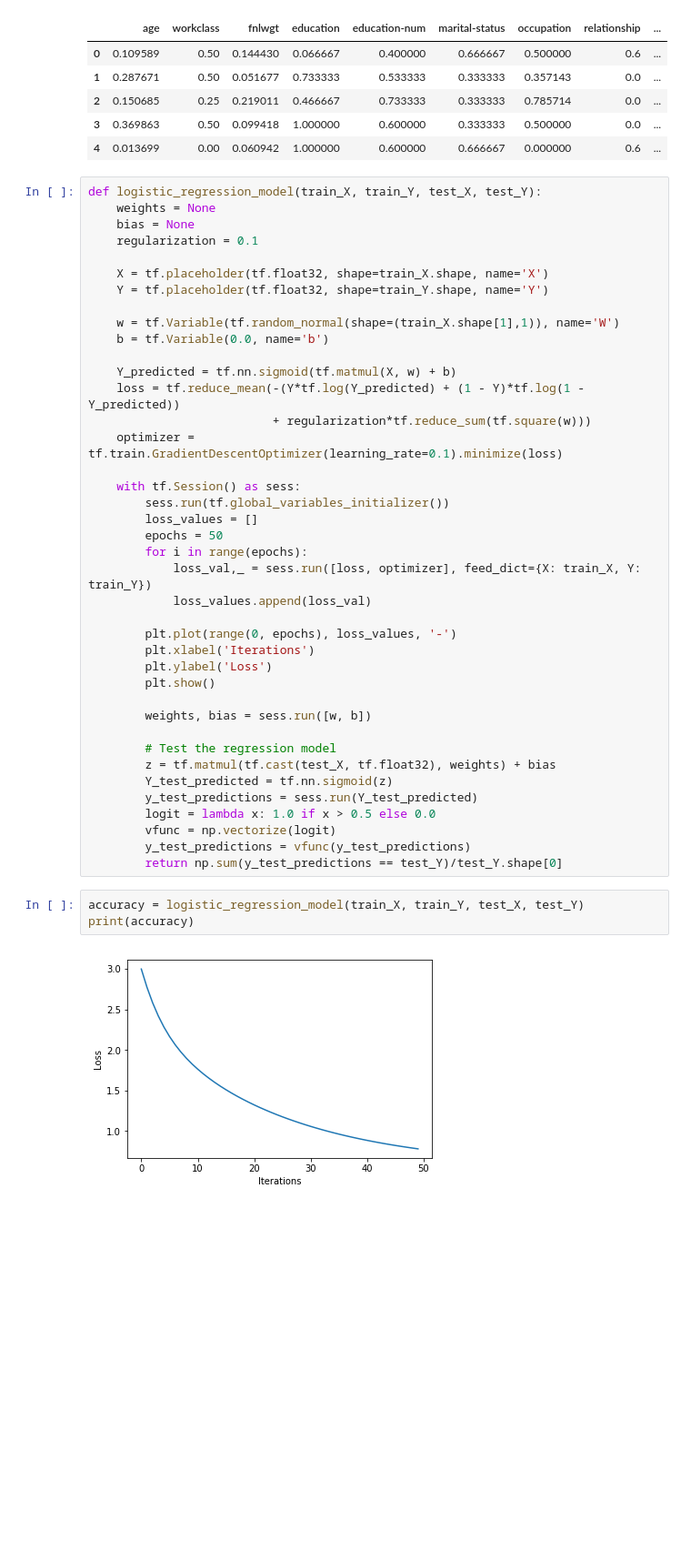
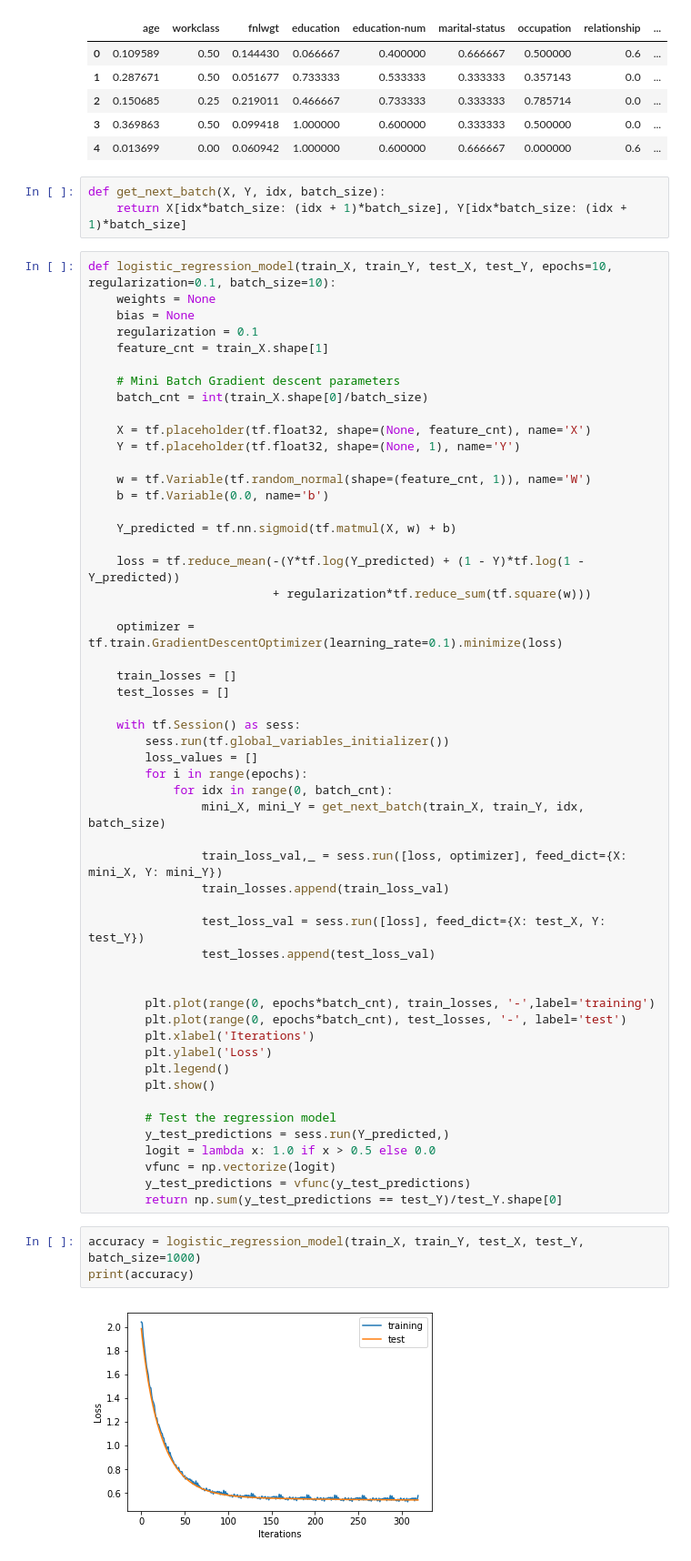
Before and after one commit to vishpat/ml-notebooks, a Jupyter notebook: Logistic Regression.ipynb, the cells around one changed output. Shown at 91% size. Cells and saved outputs as stored; diff of their text form; blank space fills up the shorter version.

```diff
--- a/Logistic Regression.ipynb
+++ b/Logistic Regression.ipynb
@@ -59,48 +71,64 @@ test_df.head()
 | 2 | 0.150685 | 0.25 | 0.219011 | 0.466667 | 0.733333 | 0.333333 | 0.785714 | 0.0 | ... |
 | 3 | 0.369863 | 0.50 | 0.099418 | 1.000000 | 0.600000 | 0.333333 | 0.500000 | 0.0 | ... |
 | 4 | 0.013699 | 0.00 | 0.060942 | 1.000000 | 0.600000 | 0.666667 | 0.000000 | 0.6 | ... |
+# %%
+def get_next_batch(X, Y, idx, batch_size):
+    return X[idx*batch_size: (idx + 1)*batch_size], Y[idx*batch_size: (idx + 1)*batch_size]
 # %%
-def logistic_regression_model(train_X, train_Y, test_X, test_Y):
+def logistic_regression_model(train_X, train_Y, test_X, test_Y, epochs=10, regularization=0.1, batch_size=10):
     weights = None
     bias = None
     regularization = 0.1
+    feature_cnt = train_X.shape[1]
 
-    X = tf.placeholder(tf.float32, shape=train_X.shape, name='X')
-    Y = tf.placeholder(tf.float32, shape=train_Y.shape, name='Y')
+    # Mini Batch Gradient descent parameters
+    batch_cnt = int(train_X.shape[0]/batch_size)
 
-    w = tf.Variable(tf.random_normal(shape=(train_X.shape[1],1)), name='W')
+    X = tf.placeholder(tf.float32, shape=(None, feature_cnt), name='X')
+    Y = tf.placeholder(tf.float32, shape=(None, 1), name='Y')
+
+    w = tf.Variable(tf.random_normal(shape=(feature_cnt, 1)), name='W')
     b = tf.Variable(0.0, name='b')
 
     Y_predicted = tf.nn.sigmoid(tf.matmul(X, w) + b)
+
     loss = tf.reduce_mean(-(Y*tf.log(Y_predicted) + (1 - Y)*tf.log(1 - Y_predicted))
                           + regularization*tf.reduce_sum(tf.square(w)))
+
     optimizer = tf.train.GradientDescentOptimizer(learning_rate=0.1).minimize(loss)
+
+    train_losses = []
+    test_losses = []
 
     with tf.Session() as sess:
         sess.run(tf.global_variables_initializer())
         loss_values = []
-        epochs = 50
         for i in range(epochs):
-            loss_val,_ = sess.run([loss, optimizer], feed_dict={X: train_X, Y: train_Y})
-            loss_values.append(loss_val)
+            for idx in range(0, batch_cnt):
+                mini_X, mini_Y = get_next_batch(train_X, train_Y, idx, batch_size)
 
-        plt.plot(range(0, epochs), loss_values, '-')
+                train_loss_val,_ = sess.run([loss, optimizer], feed_dict={X: mini_X, Y: mini_Y})
+                train_losses.append(train_loss_val)
+
+                test_loss_val = sess.run([loss], feed_dict={X: test_X, Y: test_Y})
+                test_losses.append(test_loss_val)
+
+
+        plt.plot(range(0, epochs*batch_cnt), train_losses, '-',label='training')
+        plt.plot(range(0, epochs*batch_cnt), test_losses, '-', label='test')
         plt.xlabel('Iterations')
         plt.ylabel('Loss')
+        plt.legend()
         plt.show()
 
-        weights, bias = sess.run([w, b])
-
         # Test the regression model
-        z = tf.matmul(tf.cast(test_X, tf.float32), weights) + bias
-        Y_test_predicted = tf.nn.sigmoid(z)
-        y_test_predictions = sess.run(Y_test_predicted)
+        y_test_predictions = sess.run(Y_predicted,)
         logit = lambda x: 1.0 if x > 0.5 else 0.0
         vfunc = np.vectorize(logit)
         y_test_predictions = vfunc(y_test_predictions)
         return np.sum(y_test_predictions == test_Y)/test_Y.shape[0]
 # %%
-accuracy = logistic_regression_model(train_X, train_Y, test_X, test_Y)
+accuracy = logistic_regression_model(train_X, train_Y, test_X, test_Y, batch_size=1000)
 print(accuracy)
 # %% [output]
-[figure, old version]
+[figure, new version]
```
Also changed, not shown: parts of 2 cells of this notebook, 1 other file.
